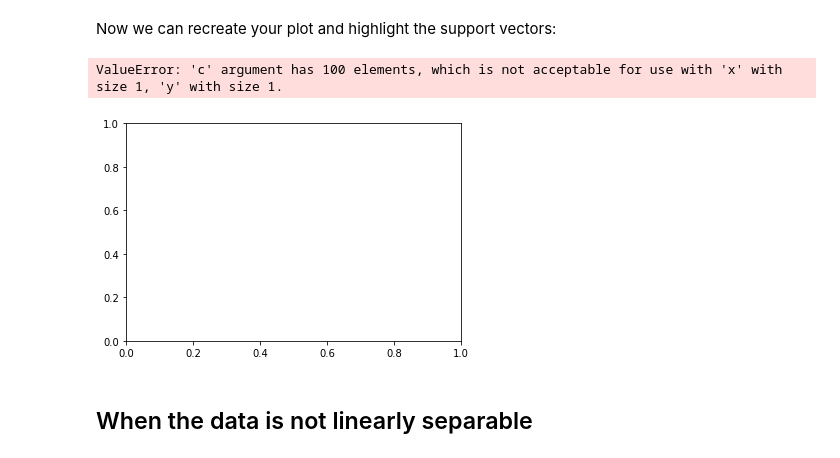
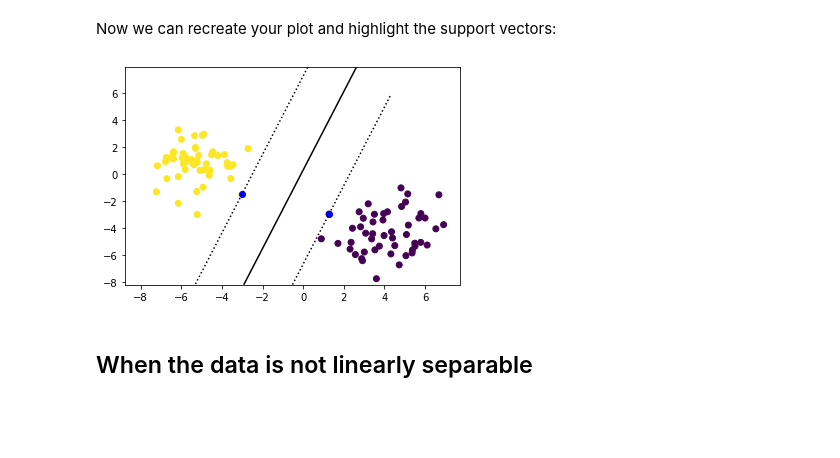
Before and after one commit to andiosika/dsc-building-an-svm-using-scikit-learn-lab-online-ds-pt-100719, a Jupyter notebook: index.ipynb, the cells around one changed output. Cells and saved outputs as stored; diff of their text form; code cells hidden in the pictures; blank space fills up the shorter version.

```diff
--- a/index.ipynb
+++ b/index.ipynb
@@ -90,8 +90,8 @@ print(svc.coef_)
 # %% [markdown]
 Save the first feature (on the horizontal axis) as `X_11` and the second feature (on the vertical axis) as `X_12`.
 # %%
-X_11 = svc.coef_[:,0]
-X_12 = svc.coef_[:,1]
+X_11 = X_1[:,0]
+X_12 = X_1[:,1]
 # %% [markdown]
 When we create plots for the classifier later, we're going to want appropriate scales for the axes. In order to do this, we should see what the minimum and maximum values are for the horizontal and vertical axes. To make the plots not feel cramped, we will subtract the minimum by 1 and add 1 to the maximum. Save these values as `X11_min`, `X11_max`, `X12_min`, and `X12_max`.
 # %%
@@ -214,12 +229,11 @@ Now we can recreate your plot and highlight the support vectors:
 # %%
 plt.scatter(X_11, X_12, c=y_1)
 axes = plt.gca()
 axes.contour(X11_C, X12_C, df1, colors='black', levels=[-1, 0, 1], linestyles=[':', '-', ':'])
-axes.scatter(clf.support_vectors_[:, 0], clf.support_vectors_[:, 1], facecolors='blue')
+axes.scatter(svc.support_vectors_[:, 0], svc.support_vectors_[:, 1], facecolors='blue')
 plt.show()
 # %% [output]
-ValueError: 'c' argument has 100 elements, which is not acceptable for use with 'x' with size 1, 'y' with size 1.
-[figure, old version]
+[figure, new version]
 # %% [markdown]
 ## When the data is not linearly separable
 # %% [markdown]
```
Also changed, not shown: parts of 4 cells of this notebook.
